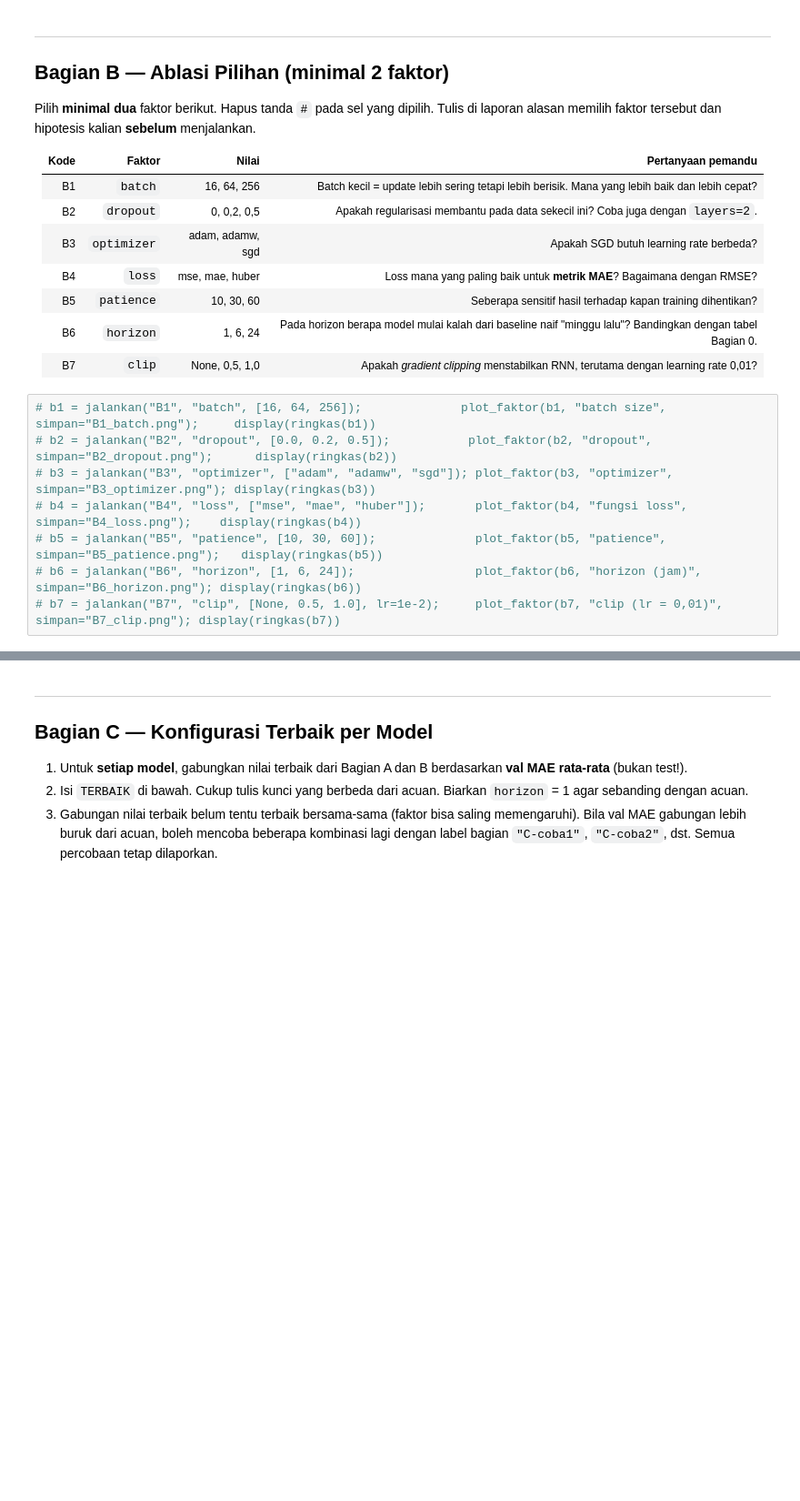
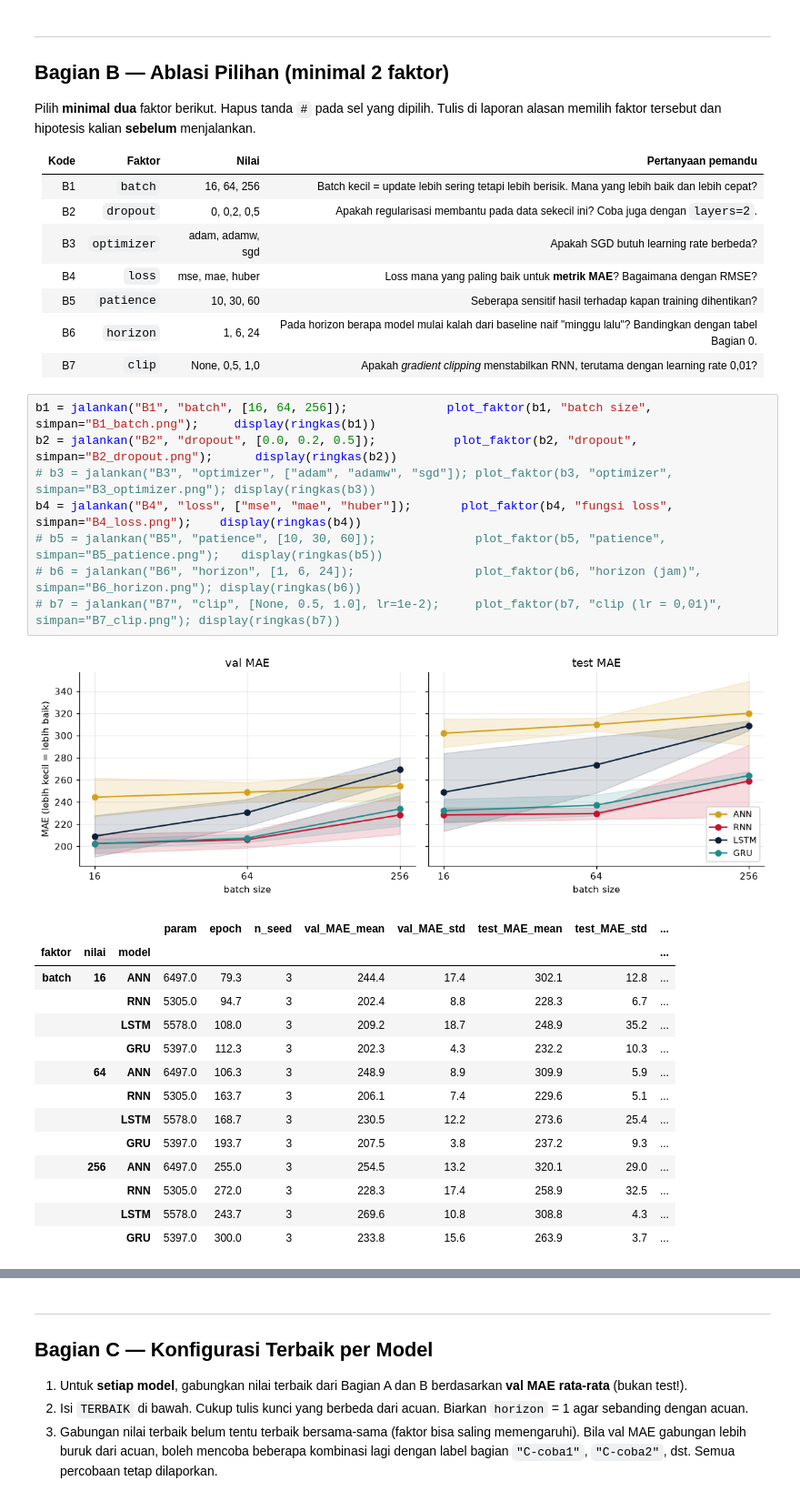
Before and after one commit to ALF-002/Tugas-AI-RB-Fita, a Jupyter notebook: tugas_ablasi.ipynb, the cells around one changed output, grey strips where cells are left out. Shown at 91% size. Saved outputs shown, nothing was run; the diff lists cells and outputs as text; blank space fills up the shorter version.

```diff
--- a/tugas_ablasi.ipynb
+++ b/tugas_ablasi.ipynb
@@ -582,10 +642,26 @@ Pilih **minimal dua** faktor berikut. Hapus tanda `#` pada sel yang dipilih. Tul
 | B6 | `horizon` | 1, 6, 24 | Pada horizon berapa model mulai kalah dari baseline naif "minggu lalu"? Bandingkan dengan tabel Bagian 0. |
 | B7 | `clip` | None, 0,5, 1,0 | Apakah *gradient clipping* menstabilkan RNN, terutama dengan learning rate 0,01? |
 # %%
-# b1 = jalankan("B1", "batch", [16, 64, 256]);              plot_faktor(b1, "batch size", simpan="B1_batch.png");     display(ringkas(b1))
-# b2 = jalankan("B2", "dropout", [0.0, 0.2, 0.5]);           plot_faktor(b2, "dropout", simpan="B2_dropout.png");      display(ringkas(b2))
+b1 = jalankan("B1", "batch", [16, 64, 256]);              plot_faktor(b1, "batch size", simpan="B1_batch.png");     display(ringkas(b1))
+b2 = jalankan("B2", "dropout", [0.0, 0.2, 0.5]);           plot_faktor(b2, "dropout", simpan="B2_dropout.png");      display(ringkas(b2))
 # b3 = jalankan("B3", "optimizer", ["adam", "adamw", "sgd"]); plot_faktor(b3, "optimizer", simpan="B3_optimizer.png"); display(ringkas(b3))
-# b4 = jalankan("B4", "loss", ["mse", "mae", "huber"]);       plot_faktor(b4, "fungsi loss", simpan="B4_loss.png");    display(ringkas(b4))
+b4 = jalankan("B4", "loss", ["mse", "mae", "huber"]);       plot_faktor(b4, "fungsi loss", simpan="B4_loss.png");    display(ringkas(b4))
 # b5 = jalankan("B5", "patience", [10, 30, 60]);              plot_faktor(b5, "patience", simpan="B5_patience.png");   display(ringkas(b5))
 # b6 = jalankan("B6", "horizon", [1, 6, 24]);                 plot_faktor(b6, "horizon (jam)", simpan="B6_horizon.png"); display(ringkas(b6))
 # b7 = jalankan("B7", "clip", [None, 0.5, 1.0], lr=1e-2);     plot_faktor(b7, "clip (lr = 0,01)", simpan="B7_clip.png"); display(ringkas(b7))
+# %% [output]
+[figure, added]
+|  |  |  | param | epoch | n_seed | val_MAE_mean | val_MAE_std | test_MAE_mean | test_MAE_std | ... |
+| faktor | nilai | model |  |  |  |  |  |  |  | ... |
+| batch | 16 | ANN | 6497.0 | 79.3 | 3 | 244.4 | 17.4 | 302.1 | 12.8 | ... |
+|  |  | RNN | 5305.0 | 94.7 | 3 | 202.4 | 8.8 | 228.3 | 6.7 | ... |
+|  |  | LSTM | 5578.0 | 108.0 | 3 | 209.2 | 18.7 | 248.9 | 35.2 | ... |
+|  |  | GRU | 5397.0 | 112.3 | 3 | 202.3 | 4.3 | 232.2 | 10.3 | ... |
+|  | 64 | ANN | 6497.0 | 106.3 | 3 | 248.9 | 8.9 | 309.9 | 5.9 | ... |
+|  |  | RNN | 5305.0 | 163.7 | 3 | 206.1 | 7.4 | 229.6 | 5.1 | ... |
+|  |  | LSTM | 5578.0 | 168.7 | 3 | 230.5 | 12.2 | 273.6 | 25.4 | ... |
+|  |  | GRU | 5397.0 | 193.7 | 3 | 207.5 | 3.8 | 237.2 | 9.3 | ... |
+|  | 256 | ANN | 6497.0 | 255.0 | 3 | 254.5 | 13.2 | 320.1 | 29.0 | ... |
+|  |  | RNN | 5305.0 | 272.0 | 3 | 228.3 | 17.4 | 258.9 | 32.5 | ... |
+|  |  | LSTM | 5578.0 | 243.7 | 3 | 269.6 | 10.8 | 308.8 | 4.3 | ... |
+|  |  | GRU | 5397.0 | 300.0 | 3 | 233.8 | 15.6 | 263.9 | 3.7 | ... |
```
Also changed, not shown: parts of 9 cells of this notebook, 11 other files.
